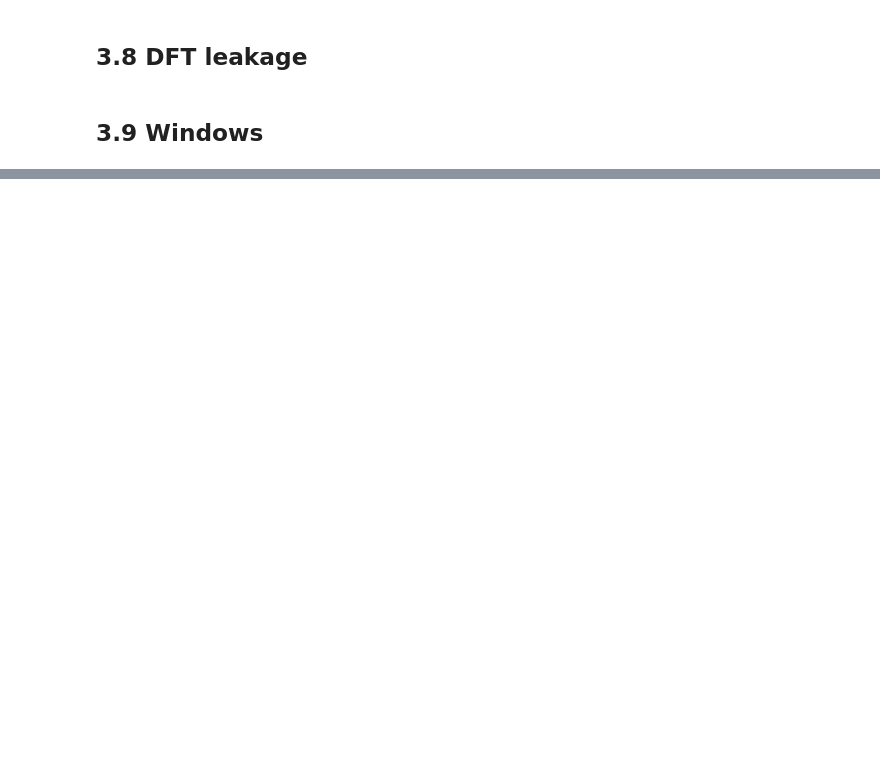
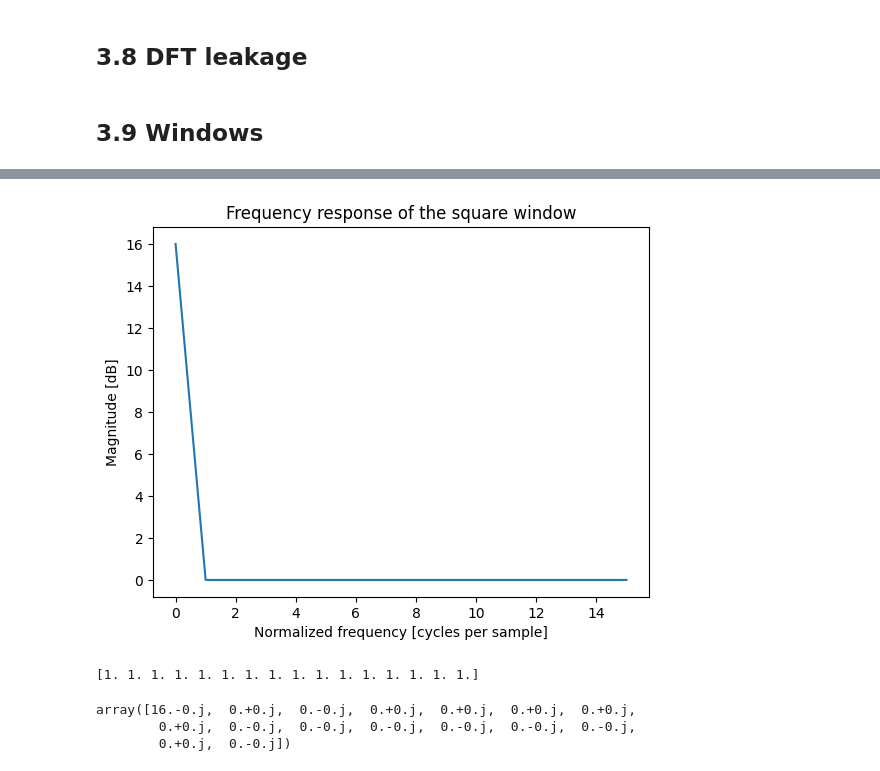
Before and after one commit to eroicaleo/dsp-guide, a Jupyter notebook: code/ch03.ipynb, the cells around one changed output, grey strips where cells are left out. Saved outputs shown, nothing was run; the diff lists cells and outputs as text; code cells hidden in the pictures; blank space fills up the shorter version.

```diff
--- a/code/ch03.ipynb
+++ b/code/ch03.ipynb
@@ -105,3 +117,29 @@ plt.stem(n, X_sinc, 'r')
+# %%
+N = 16
+window = 1 + np.zeros(N)
+plt.figure()
+A = fft(window)
+mag = np.abs(A)
+# freq = np.linspace(-0.5, 0.5, len(A))
+# with np.errstate(divide='ignore', invalid='ignore'):
+#    response = 20 * np.log10(mag)
+# response = np.clip(response, -100, 100)
+plt.plot(mag)
+plt.title("Frequency response of the square window")
+plt.ylabel("Magnitude [dB]")
+plt.xlabel("Normalized frequency [cycles per sample]")
+plt.axis('tight')
+# plt.xlim([0, 0.12])
+# plt.ylim([-60, 5])
+plt.show()
+print(window)
+np.around(A, 4)
+# %% [output]
+[figure, added]
+[1. 1. 1. 1. 1. 1. 1. 1. 1. 1. 1. 1. 1. 1. 1. 1.]
+array([16.-0.j,  0.+0.j,  0.-0.j,  0.+0.j,  0.+0.j,  0.+0.j,  0.+0.j,
+        0.+0.j,  0.-0.j,  0.-0.j,  0.-0.j,  0.-0.j,  0.-0.j,  0.-0.j,
+        0.+0.j,  0.-0.j])
 # %%
 # https://numpy.org/doc/stable/reference/generated/numpy.hanning.html
 N = 64
```
Also changed, not shown: parts of 2 cells of this notebook, 2 other files.
